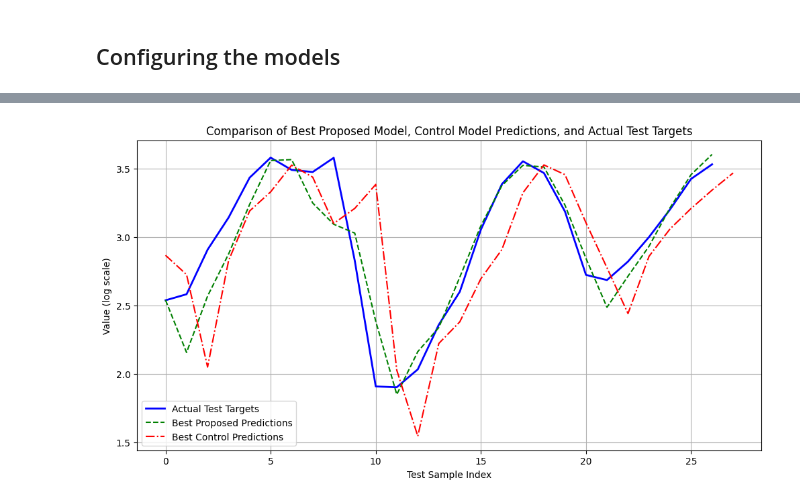
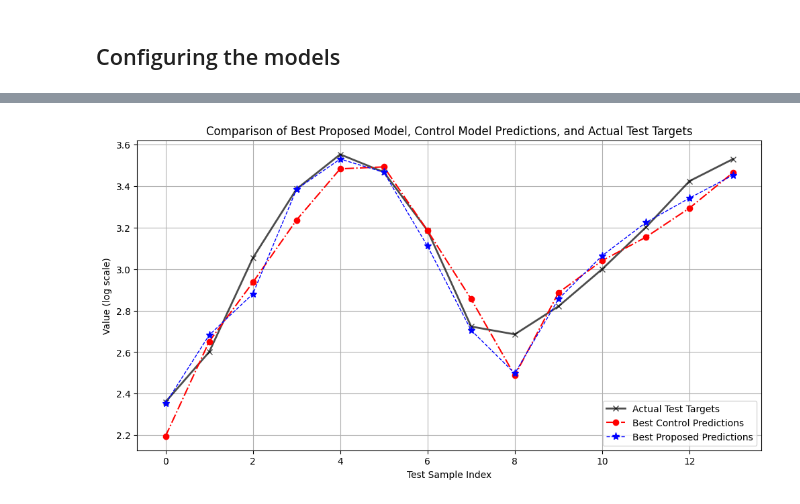
Before and after one commit to lichterberci/rbfar-ols, a Jupyter notebook: experiments.ipynb, the cells around one changed output, grey strips where cells are left out. Saved outputs shown, nothing was run; the diff lists cells and outputs as text; code cells hidden in the pictures.

Commit message:
updated implementation of tuning for proposed method

```diff
--- a/experiments.ipynb
+++ b/experiments.ipynb
@@ -94,3 +157,5 @@ tau = 1
 # %% [markdown]
 ## Configuring the models
+# %%
+tau, dim = tau_cv, dim_cv
 # %%
@@ -140,9 +201,9 @@ control_configs = [
 # %%
 proposed_results, control_results = run_comparison_experiments(
         time_series,
-        configs,
+        proposed_configs,
         control_configs,
-        train_ratio=0.75,
+        train_ratio=0.88, # 0.88 matches the article which introduces the EM-VP algorithm
         device="cuda" if torch.cuda.is_available() else "cpu",
         run_parallel=False,
         show_progress=True,
@@ -206,8 +284,11 @@ for res in control_results:
     )
     results_df = pd.concat([results_df, new_row], ignore_index=True)
 # %%
-PROPOSED_MODEL_SELECTION_CRITERION = "Test R^2"
-PROPOSED_MODEL_SELECTION_CRITERION_SHOULD_MAXIMIZE = True
+# PROPOSED_MODEL_SELECTION_CRITERION = "Test R^2"
+# PROPOSED_MODEL_SELECTION_CRITERION_SHOULD_MAXIMIZE = True
+
+PROPOSED_MODEL_SELECTION_CRITERION = "Test MSE"
+PROPOSED_MODEL_SELECTION_CRITERION_SHOULD_MAXIMIZE = False
 # %%
 results_df.groupby("Type")[results_df.columns].apply(lambda x: x.sort_values(by=PROPOSED_MODEL_SELECTION_CRITERION, ascending=not PROPOSED_MODEL_SELECTION_CRITERION_SHOULD_MAXIMIZE).drop(columns=["Type"]).head(5))
 # %% [output]
@@ -236,38 +317,42 @@ best_proposed_idx = results_df[results_df["Type"] == "Proposed"][
 ].idxmin()
 best_proposed_res = proposed_results[best_proposed_idx]
 
 best_control_idx = results_df[results_df["Type"] == "Control"][
     PROPOSED_MODEL_SELECTION_CRITERION
 ].idxmax() if PROPOSED_MODEL_SELECTION_CRITERION_SHOULD_MAXIMIZE else results_df[results_df["Type"] == "Control"][
     PROPOSED_MODEL_SELECTION_CRITERION
 ].idxmin()
 best_control_res = control_results[best_control_idx - len(proposed_results)]
 
 # Get test targets (actual values for test set)
 test_targets = best_proposed_res.test_targets  # Assuming all have the same test_targets
 
 # Plot the results
 plt.figure(figsize=(12, 6))
-plt.plot(test_targets, label="Actual Test Targets", color="blue", linewidth=2)
-plt.plot(
-    best_proposed_res.test_predictions,
-    label=f'Best Proposed Predictions',
-    color="green",
-    linestyle="--",
-)
+plt.plot(test_targets, label="Actual Test Targets", color="black", linewidth=2, marker="x", alpha=.7)
 plt.plot(
     best_control_res.test_predictions,
     label=f"Best Control Predictions",
     color="red",
     linestyle="-.",
+    marker='o',
+)
+plt.plot(
+    best_proposed_res.test_predictions,
+    label=f'Best Proposed Predictions',
+    color="blue",
+    linestyle="--",
+    linewidth=1,
+    marker='*',
+    markersize=8,
 )
 plt.xlabel("Test Sample Index")
 plt.ylabel("Value (log scale)")
 plt.title(
     "Comparison of Best Proposed Model, Control Model Predictions, and Actual Test Targets"
 )
 plt.legend()
 plt.grid(True)
 plt.show()
 # %% [output]
-[figure, old version]
+[figure, new version]
```
Also changed, not shown: parts of 27 cells of this notebook, 4 other files.
